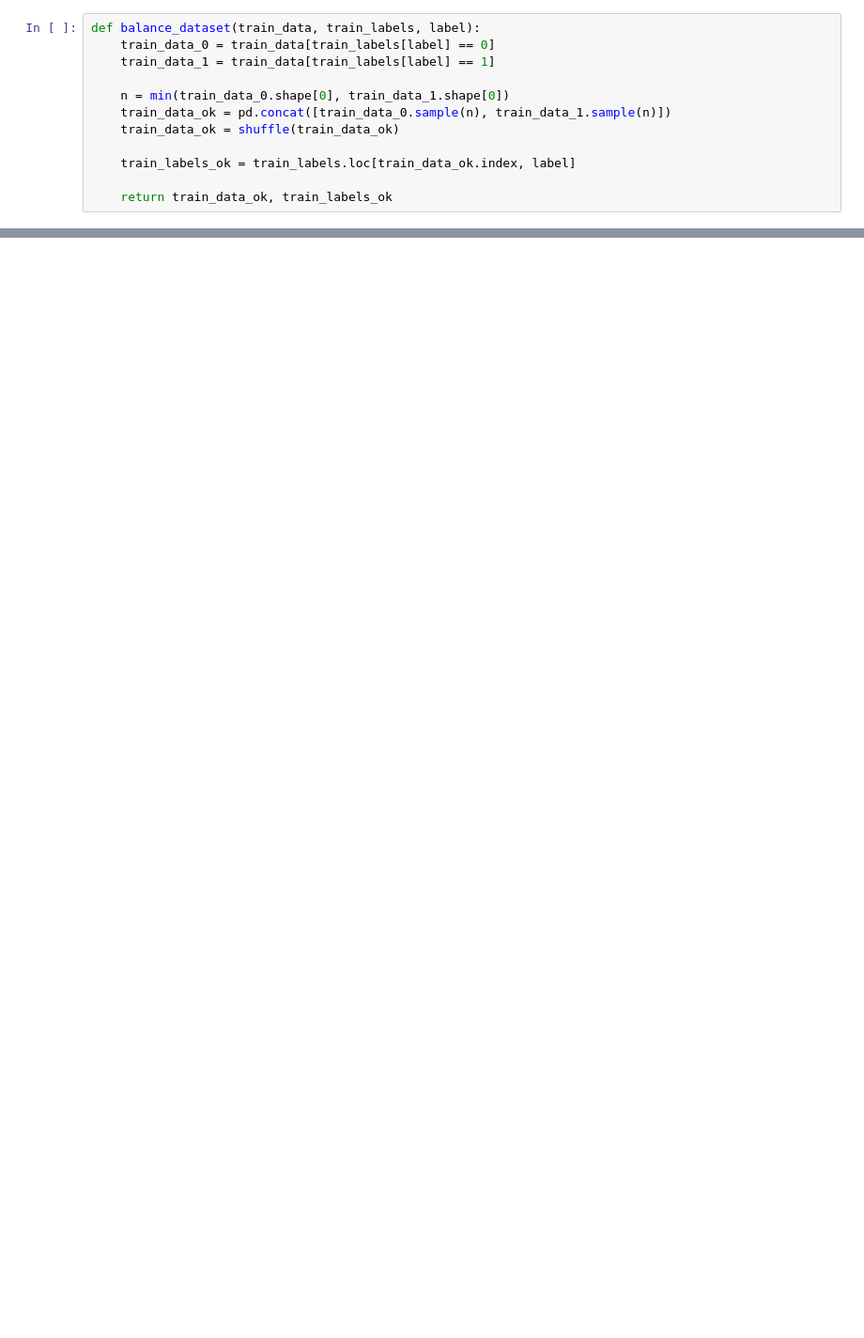
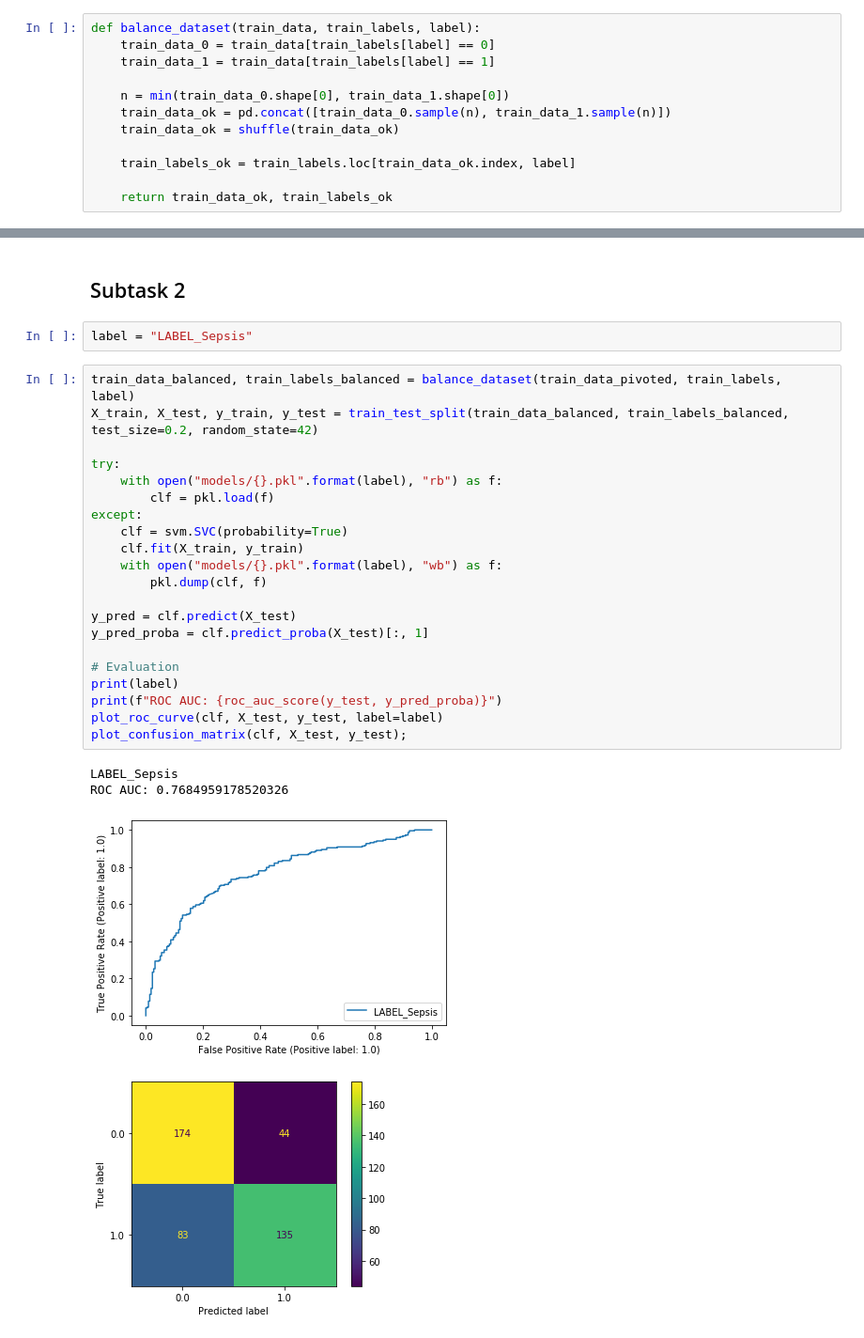
Before and after one commit to maxgalli/ML-course-22, a Jupyter notebook: task2/try.ipynb, the cells around one changed output, grey strips where cells are left out. Shown at 94% size. Cells and saved outputs as stored; diff of their text form; blank space fills up the shorter version.

```diff
--- a/task2/try.ipynb
+++ b/task2/try.ipynb
@@ -97,0 +132,30 @@ ROC AUC: 0.9149049460410873
+# %% [markdown]
+## Subtask 2
+# %%
+label = "LABEL_Sepsis"
+# %%
+train_data_balanced, train_labels_balanced = balance_dataset(train_data_pivoted, train_labels, label)
+X_train, X_test, y_train, y_test = train_test_split(train_data_balanced, train_labels_balanced, test_size=0.2, random_state=42)
+
+try:
+    with open("models/{}.pkl".format(label), "rb") as f:
+        clf = pkl.load(f)
+except:
+    clf = svm.SVC(probability=True)
+    clf.fit(X_train, y_train)
+    with open("models/{}.pkl".format(label), "wb") as f:
+        pkl.dump(clf, f)
+
+y_pred = clf.predict(X_test)
+y_pred_proba = clf.predict_proba(X_test)[:, 1]
+
+# Evaluation
+print(label)
+print(f"ROC AUC: {roc_auc_score(y_test, y_pred_proba)}")
+plot_roc_curve(clf, X_test, y_test, label=label)
+plot_confusion_matrix(clf, X_test, y_test);
+# %% [output]
+LABEL_Sepsis
+ROC AUC: 0.7684959178520326
+[figure, added]
+[figure, added]
```
Also changed, not shown: parts of 11 cells of this notebook, 3 other files.
